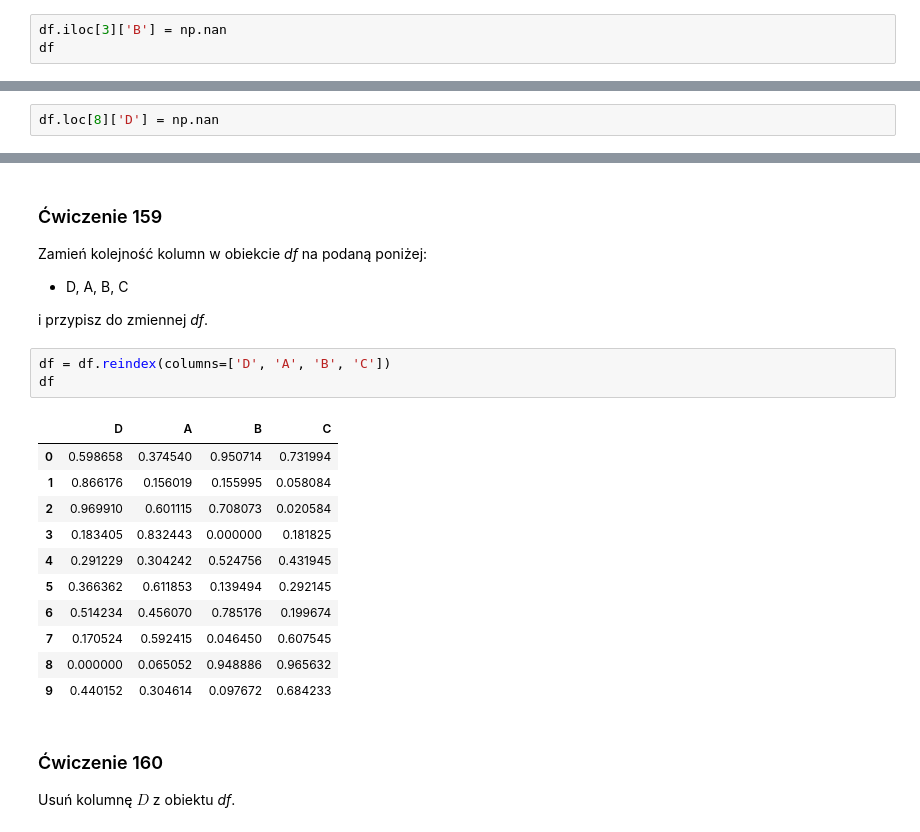
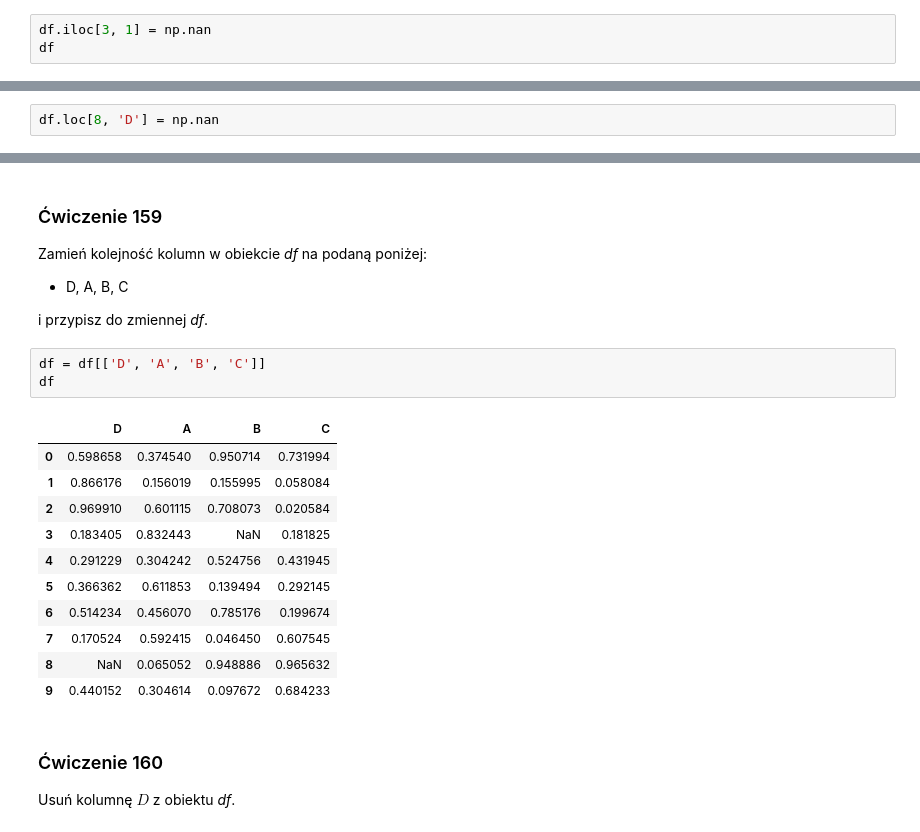
Before and after one commit to czyz-patryk/dataScienceBootcampExercises, a Jupyter notebook: Kopia_notatnika_151_160_exercises.ipynb, the cells around one changed output, grey strips where cells are left out. Cells and saved outputs as stored; diff of their text form.

```diff
--- a/Kopia_notatnika_151_160_exercises.ipynb
+++ b/Kopia_notatnika_151_160_exercises.ipynb
@@ -103,7 +103,7 @@ Name: 4, dtype: float64
 Ustaw wartość w wierszu o indeksie 3 dla kolumny B jako _np.nan_.
 Wykorzystaj _df.iloc_.
 # %%
-df.iloc[3]['B'] = np.nan
+df.iloc[3, 1] = np.nan
 df
 # %% [output]
 |  | A | B | C | D |
@@ -120,7 +120,7 @@ df
 # %% [markdown]
 Ustaw wartość w wierszu o indeksie 8 dla kolumny D jako _np.nan_. Wykorzystaj _df.loc_.
 # %%
-df.loc[8]['D'] = np.nan
+df.loc[8, 'D'] = np.nan
 # %% [markdown]
 Wyświetl obiekt _df_.
 # %%
@@ -204,19 +204,19 @@ Zamień kolejność kolumn w obiekcie _df_ na podaną poniżej:
 
 i przypisz do zmiennej _df_.
 # %%
-df = df.reindex(columns=['D', 'A', 'B', 'C'])
+df = df[['D', 'A', 'B', 'C']]
 df
 # %% [output]
 |  | D | A | B | C |
 | 0 | 0.598658 | 0.374540 | 0.950714 | 0.731994 |
 | 1 | 0.866176 | 0.156019 | 0.155995 | 0.058084 |
 | 2 | 0.969910 | 0.601115 | 0.708073 | 0.020584 |
-| 3 | 0.183405 | 0.832443 | 0.000000 | 0.181825 |
+| 3 | 0.183405 | 0.832443 | NaN | 0.181825 |
 | 4 | 0.291229 | 0.304242 | 0.524756 | 0.431945 |
 | 5 | 0.366362 | 0.611853 | 0.139494 | 0.292145 |
 | 6 | 0.514234 | 0.456070 | 0.785176 | 0.199674 |
 | 7 | 0.170524 | 0.592415 | 0.046450 | 0.607545 |
-| 8 | 0.000000 | 0.065052 | 0.948886 | 0.965632 |
+| 8 | NaN | 0.065052 | 0.948886 | 0.965632 |
 | 9 | 0.440152 | 0.304614 | 0.097672 | 0.684233 |
 # %% [markdown]
 ### <a name='10'></a> Ćwiczenie 160
```
Also changed, not shown: parts of 3 cells of this notebook.
